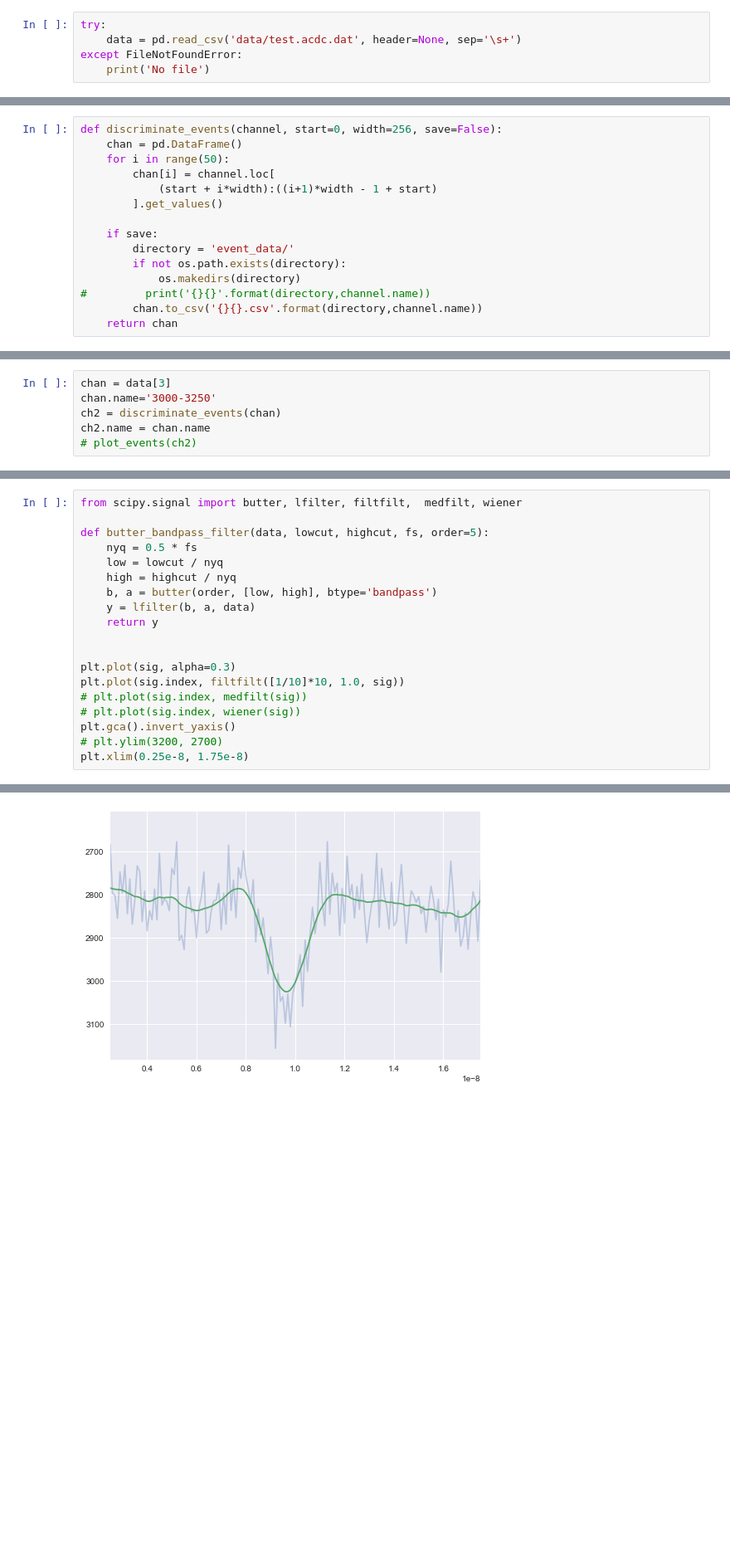
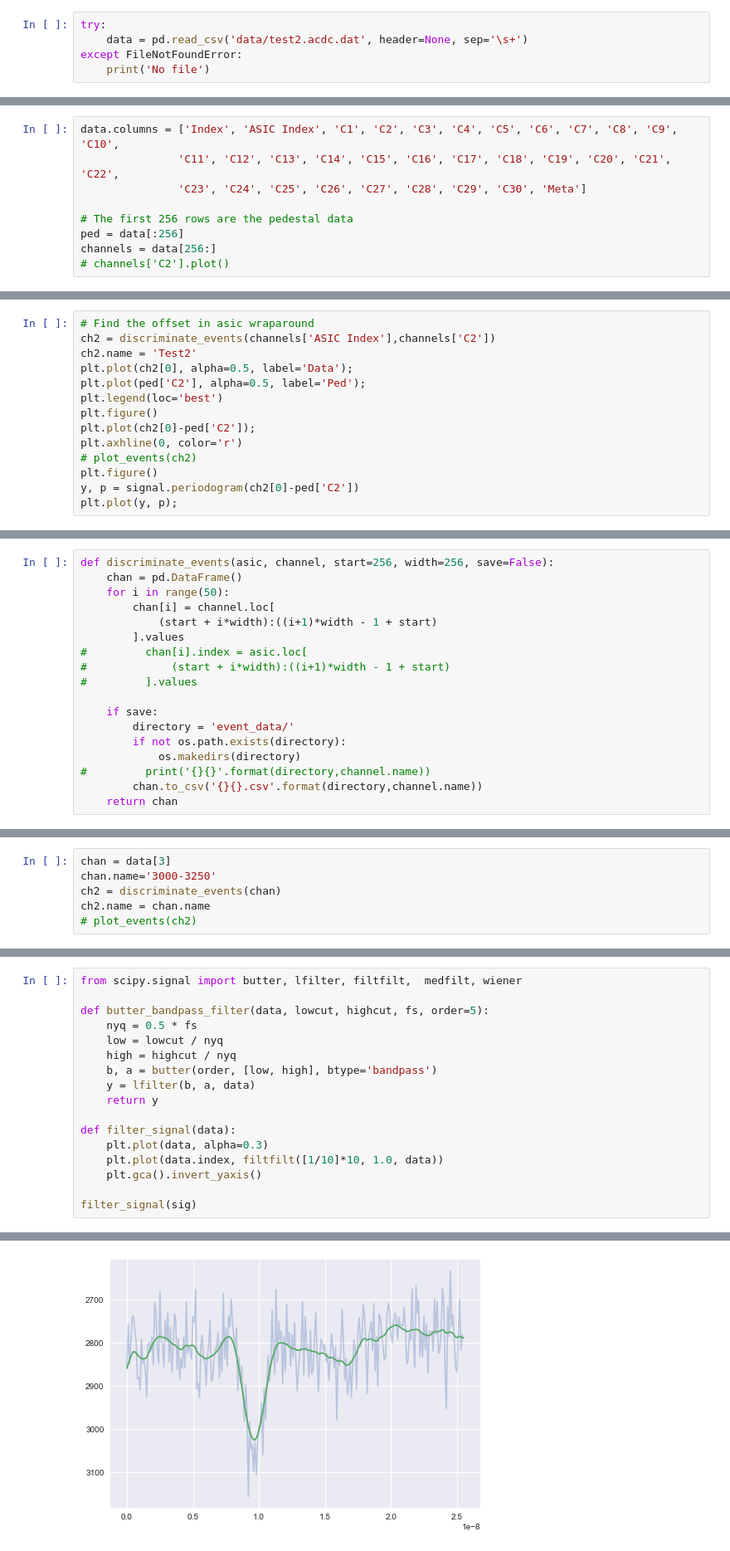
Before and after one commit to lappd-daq/psec-analysis, a Jupyter notebook: Simple PSEC Analysis.ipynb, the cells around one changed output, grey strips where cells are left out. Shown: that part at 83% size. Drawn from its saved outputs; the diff is of its cells as text; blank space fills up the shorter version.

Commit message:
worked on figuring out how to shift the graphs so the pulses are all consistent

```diff
--- a/Simple PSEC Analysis.ipynb
+++ b/Simple PSEC Analysis.ipynb
@@ -8,6 +8,6 @@ import os
 plt.style.use('seaborn')
 # %%
 try:
-    data = pd.read_csv('data/test.acdc.dat', header=None, sep='\s+')
+    data = pd.read_csv('data/test2.acdc.dat', header=None, sep='\s+')
 except FileNotFoundError:
     print('No file')
@@ -18,0 +14,9 @@ data[3].plot(alpha=.75)
+# %%
+data.columns = ['Index', 'ASIC Index', 'C1', 'C2', 'C3', 'C4', 'C5', 'C6', 'C7', 'C8', 'C9', 'C10',
+               'C11', 'C12', 'C13', 'C14', 'C15', 'C16', 'C17', 'C18', 'C19', 'C20', 'C21', 'C22',
+               'C23', 'C24', 'C25', 'C26', 'C27', 'C28', 'C29', 'C30', 'Meta']
+
+# The first 256 rows are the pedestal data
+ped = data[:256]
+channels = data[256:]
+# channels['C2'].plot()
@@ -18,0 +72,14 @@ data[3].plot(alpha=.75)
+# %%
+# Find the offset in asic wraparound
+ch2 = discriminate_events(channels['ASIC Index'],channels['C2'])
+ch2.name = 'Test2'
+plt.plot(ch2[0], alpha=0.5, label='Data');
+plt.plot(ped['C2'], alpha=0.5, label='Ped');
+plt.legend(loc='best')
+plt.figure()
+plt.plot(ch2[0]-ped['C2']);
+plt.axhline(0, color='r')
+# plot_events(ch2)
+plt.figure()
+y, p = signal.periodogram(ch2[0]-ped['C2'])
+plt.plot(y, p);
@@ -19,10 +90,13 @@ data[3].plot(alpha=.75)
 # %%
-def discriminate_events(channel, start=0, width=256, save=False):
+def discriminate_events(asic, channel, start=256, width=256, save=False):
     chan = pd.DataFrame()
     for i in range(50):
         chan[i] = channel.loc[
             (start + i*width):((i+1)*width - 1 + start)
-        ].get_values()
+        ].values
+#         chan[i].index = asic.loc[
+#             (start + i*width):((i+1)*width - 1 + start)
+#         ].values
 
     if save:
         directory = 'event_data/'
@@ -77,12 +151,10 @@ def butter_bandpass_filter(data, lowcut, highcut, fs, order=5):
     y = lfilter(b, a, data)
     return y
 
+def filter_signal(data):
+    plt.plot(data, alpha=0.3)
+    plt.plot(data.index, filtfilt([1/10]*10, 1.0, data))
+    plt.gca().invert_yaxis()
 
-plt.plot(sig, alpha=0.3)
-plt.plot(sig.index, filtfilt([1/10]*10, 1.0, sig))
-# plt.plot(sig.index, medfilt(sig))
-# plt.plot(sig.index, wiener(sig))
-plt.gca().invert_yaxis()
-# plt.ylim(3200, 2700)
-plt.xlim(0.25e-8, 1.75e-8)
+filter_signal(sig)
 # %% [output]
@@ -90 +161 @@ plt.xlim(0.25e-8, 1.75e-8)
-[figure, old version]
+[figure, new version]
```
Also changed, not shown: parts of 8 cells of this notebook.
